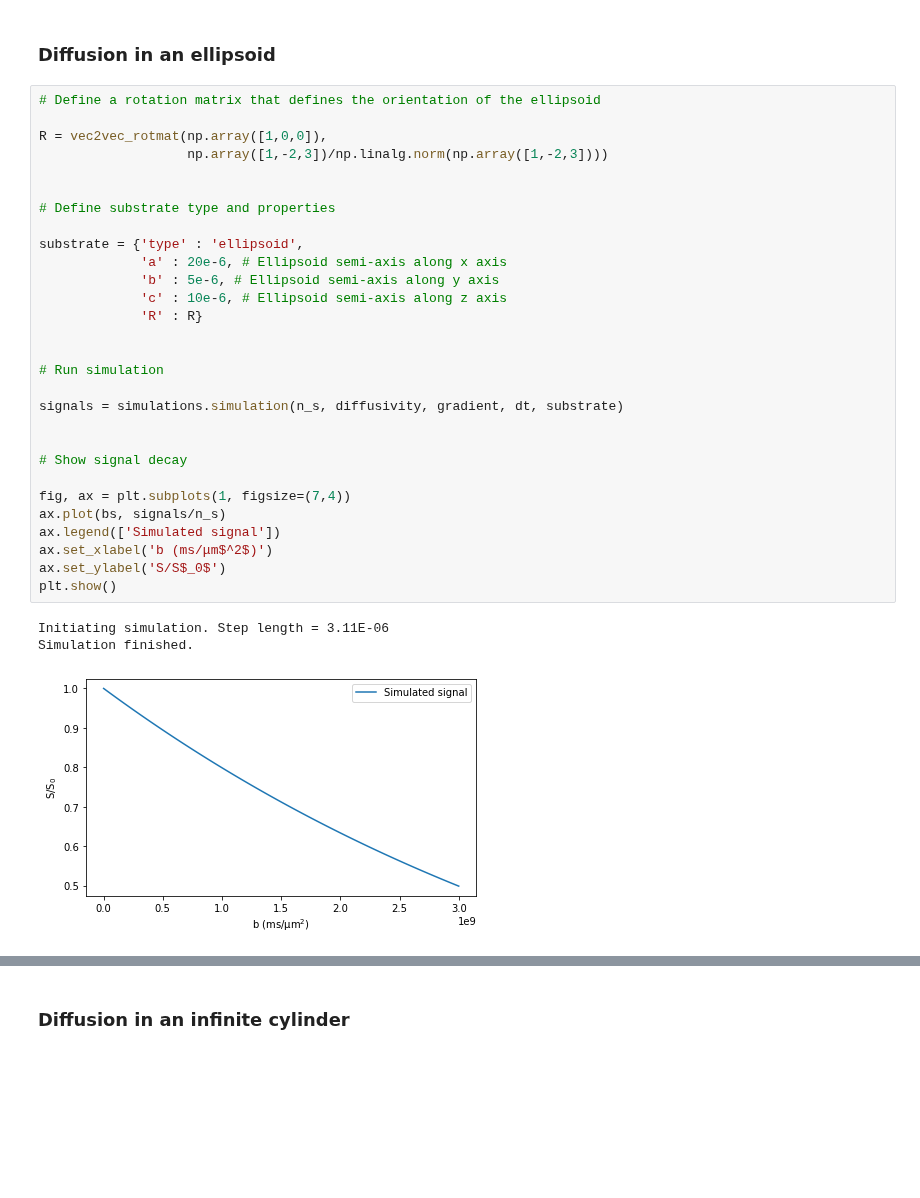
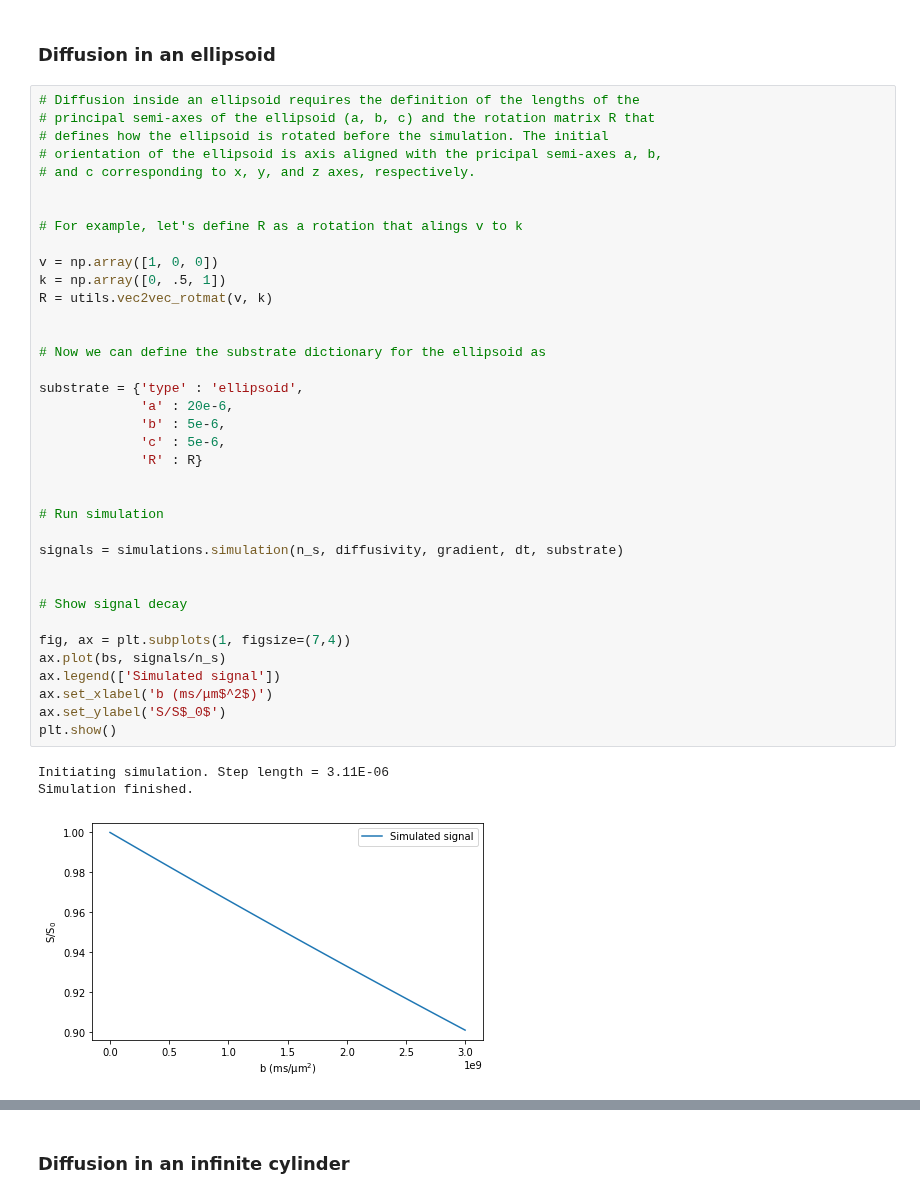
Before and after one commit to kerkelae/disimpy, a Jupyter notebook: tutorial.ipynb, the cells around one changed output, grey strips where cells are left out. Saved outputs shown, nothing was run; the diff lists cells and outputs as text; blank space fills up the shorter version.

```diff
--- a/tutorial.ipynb
+++ b/tutorial.ipynb
@@ -76,35 +91,43 @@ Simulation finished.
 # %% [markdown]
 ### Diffusion in an ellipsoid
 # %%
-# Define a rotation matrix that defines the orientation of the ellipsoid
-
-R = vec2vec_rotmat(np.array([1,0,0]),
-                   np.array([1,-2,3])/np.linalg.norm(np.array([1,-2,3])))
+# Diffusion inside an ellipsoid requires the definition of the lengths of the
+# principal semi-axes of the ellipsoid (a, b, c) and the rotation matrix R that
+# defines how the ellipsoid is rotated before the simulation. The initial
+# orientation of the ellipsoid is axis aligned with the pricipal semi-axes a, b,
+# and c corresponding to x, y, and z axes, respectively.
 
 
-# Define substrate type and properties
+# For example, let's define R as a rotation that alings v to k
+
+v = np.array([1, 0, 0])
+k = np.array([0, .5, 1])
+R = utils.vec2vec_rotmat(v, k)
+
+
+# Now we can define the substrate dictionary for the ellipsoid as
 
 substrate = {'type' : 'ellipsoid',
-             'a' : 20e-6, # Ellipsoid semi-axis along x axis
-             'b' : 5e-6, # Ellipsoid semi-axis along y axis
-             'c' : 10e-6, # Ellipsoid semi-axis along z axis
+             'a' : 20e-6,
+             'b' : 5e-6,
+             'c' : 5e-6,
              'R' : R}
 
 
 # Run simulation
 
 signals = simulations.simulation(n_s, diffusivity, gradient, dt, substrate)
 
 
 # Show signal decay
 
 fig, ax = plt.subplots(1, figsize=(7,4))
 ax.plot(bs, signals/n_s)
 ax.legend(['Simulated signal'])
 ax.set_xlabel('b (ms/μm$^2$)')
 ax.set_ylabel('S/S$_0$')
 plt.show()
 # %% [output]
 Initiating simulation. Step length = 3.11E-06
 Simulation finished.
-[figure, old version]
+[figure, new version]
```
Also changed, not shown: parts of 9 cells of this notebook, 1 other file.
